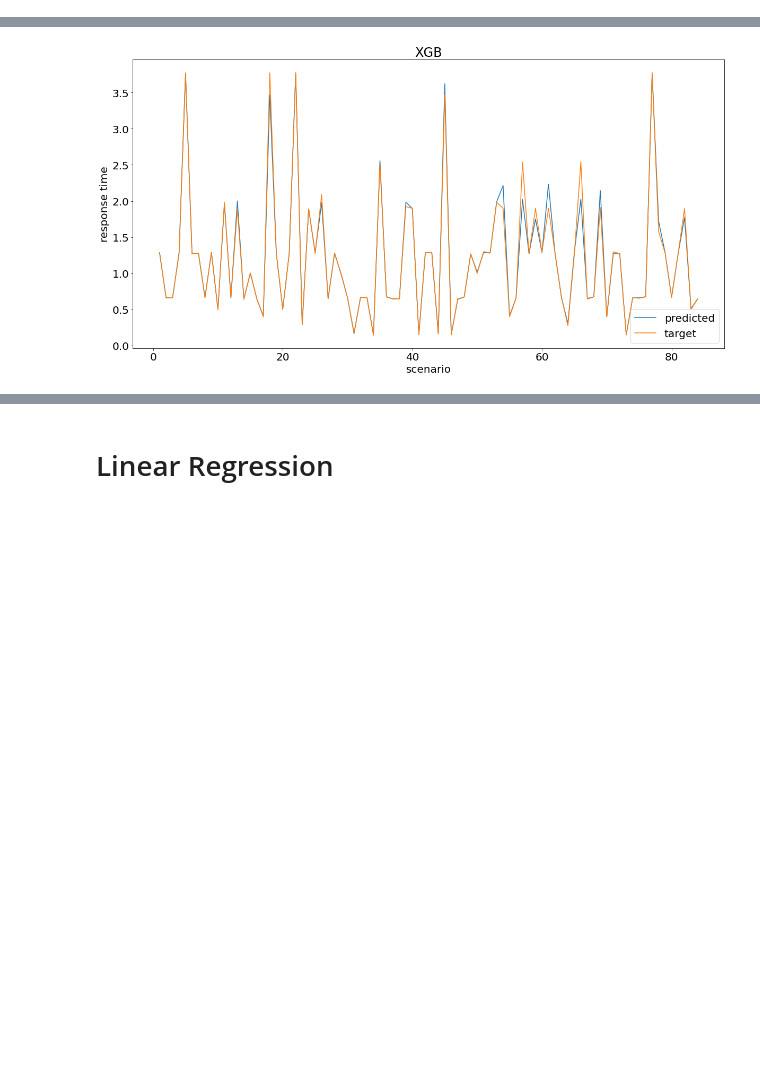
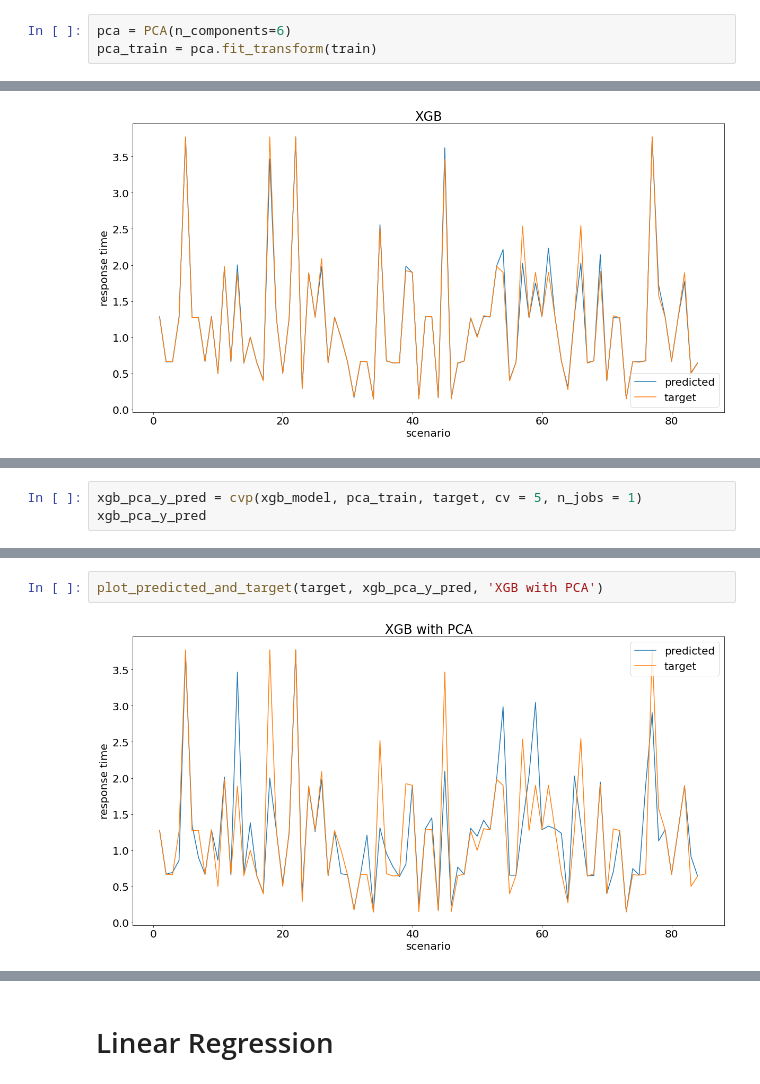
Before and after one commit to rodrigoney/ml-sdn-dado, a Jupyter notebook: training_models.ipynb, the cells around one changed output, grey strips where cells are left out. Cells and saved outputs as stored; diff of their text form; blank space fills up the shorter version.

```diff
--- a/training_models.ipynb
+++ b/training_models.ipynb
@@ -43,6 +45,9 @@ def get_MSE(target_data, predicted_data):
 # %%
 target = training_data['avg_response_time']
 train = training_data.drop(['avg_response_time'], axis=1)
+# %%
+pca = PCA(n_components=6)
+pca_train = pca.fit_transform(train)
 # %% [markdown]
 # XGBoost
 # %%
@@ -78,0 +91,3 @@ XGB MSE:0.01209731957272633
+# %%
+xgb_pca_y_pred = cvp(xgb_model, pca_train, target, cv = 5, n_jobs = 1)
+xgb_pca_y_pred
@@ -78,0 +112,4 @@ XGB MSE:0.01209731957272633
+# %%
+plot_predicted_and_target(target, xgb_pca_y_pred, 'XGB with PCA')
+# %% [output]
+[figure, added]
```
Also changed, not shown: parts of 21 cells of this notebook, 2 other files.
